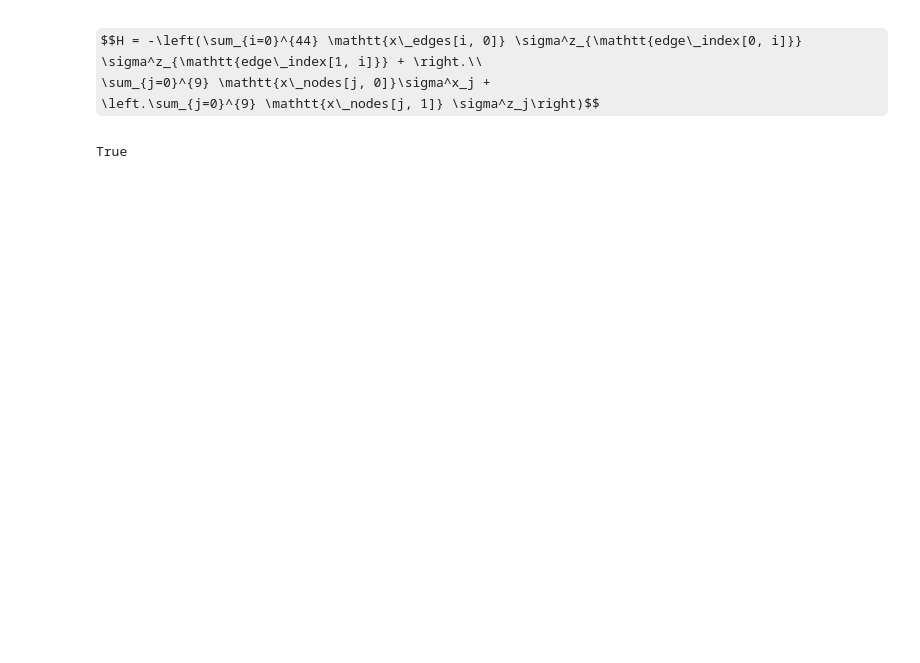
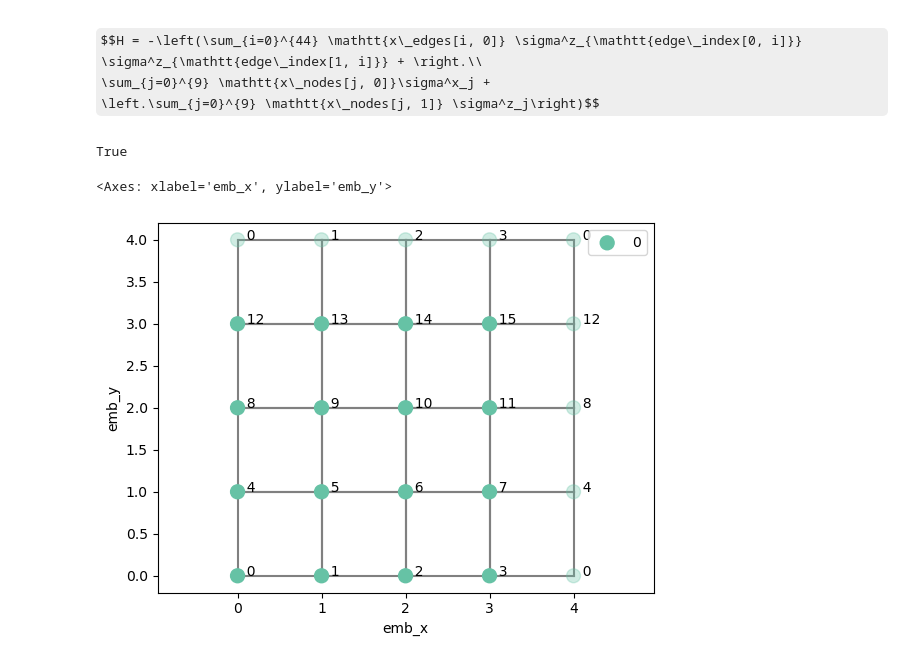
Before and after one commit to ischurov/frustrations-eda, a Jupyter notebook: rdms_naive.ipynb, the cells around one changed output. Drawn from its saved outputs; the diff is of its cells as text; code cells hidden in the pictures; some formulas as TeX source; blank space fills up the shorter version.

```diff
--- a/rdms_naive.ipynb
+++ b/rdms_naive.ipynb
@@ -139,3 +146,8 @@ def rdms2(ground_state: npt.NDArray[np.float64], n_spins: int) -> npt.NDArray[np
             np.einsum("ia,ja->ij", ground_state_transposed, ground_state_transposed)
         )
     return np.array(rdms)
+# %%
+lattice.plot()
+# %% [output]
+<Axes: xlabel='emb_x', ylabel='emb_y'>
+[figure, added]
```
Also changed, not shown: parts of 10 cells of this notebook, 26 other files.
